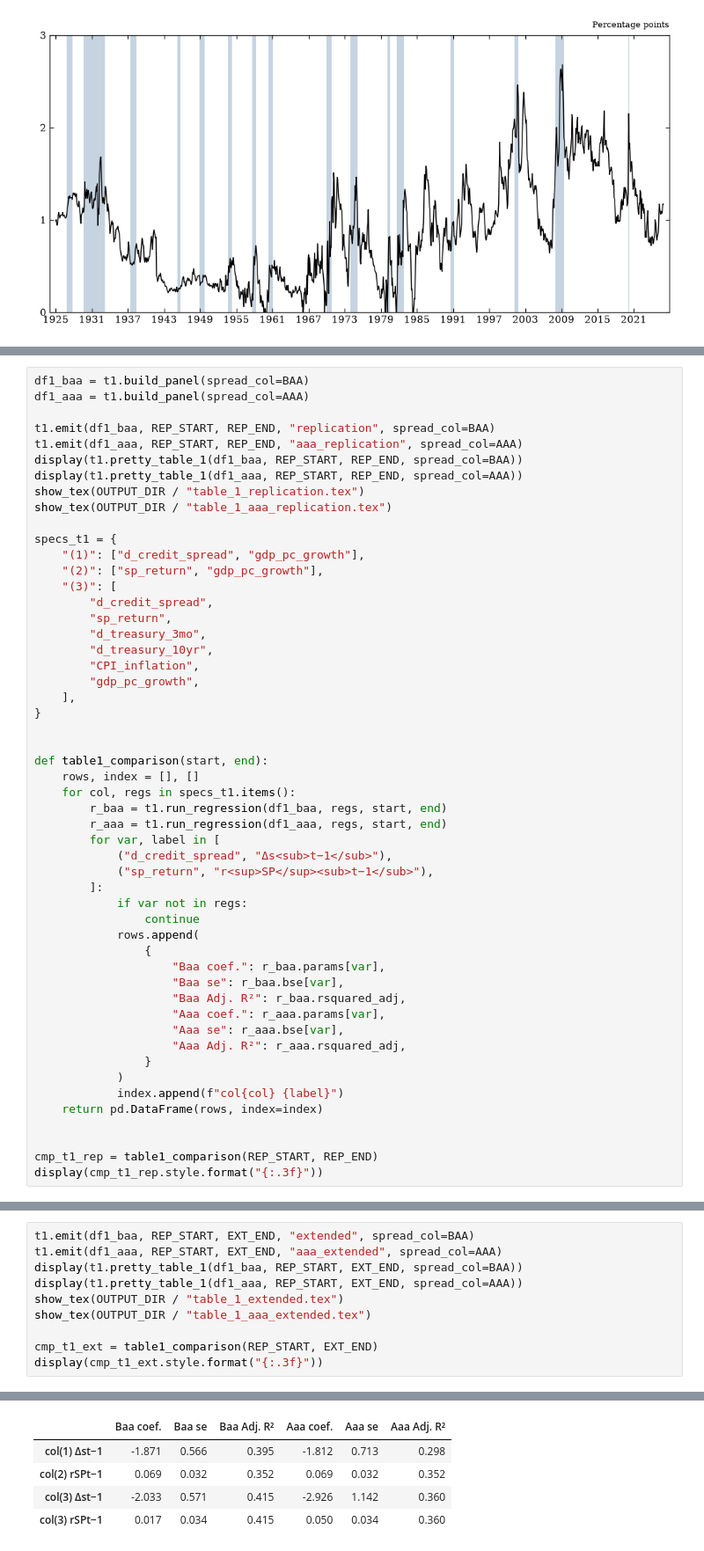
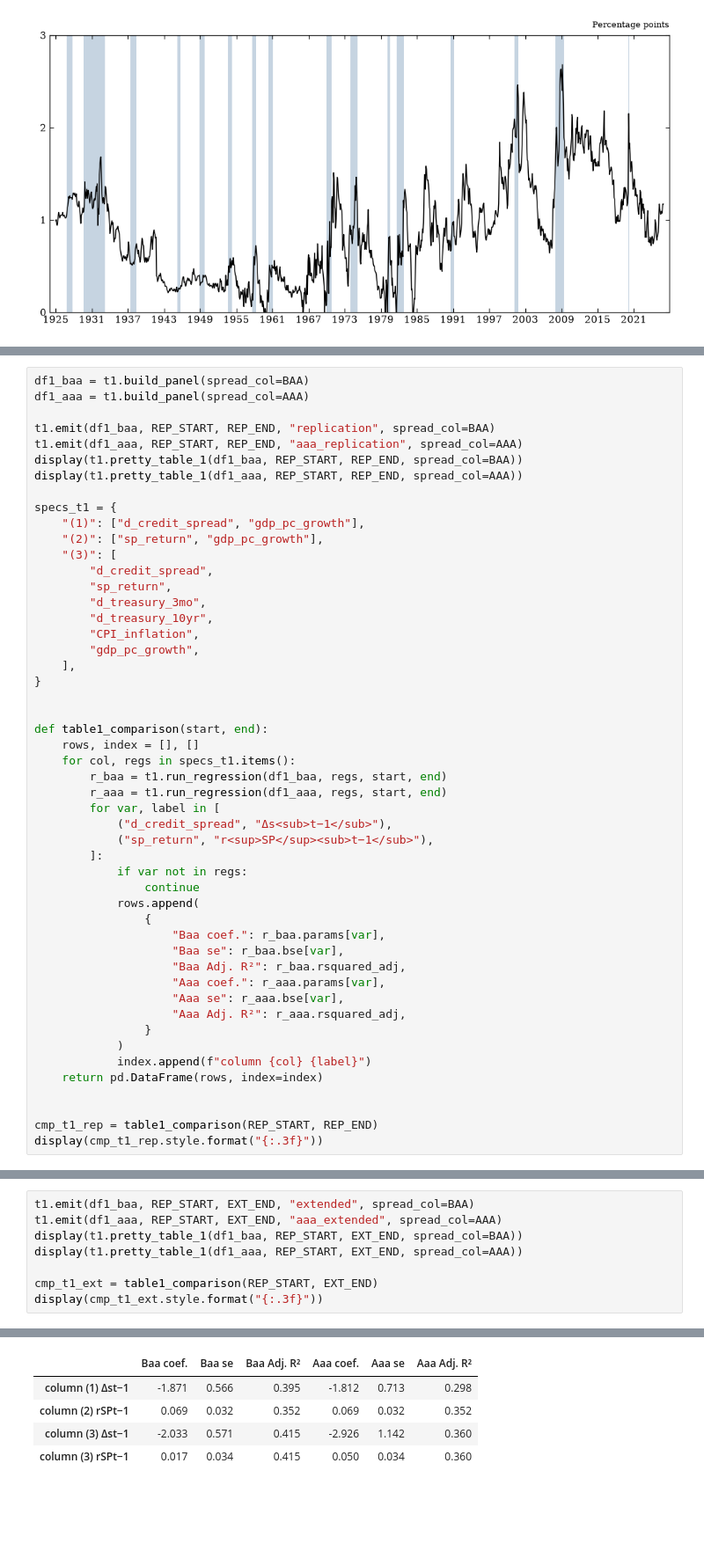
Before and after one commit to fernando-raffo/p03_lopez_salido_stein_zakrajsek_2017, a Jupyter notebook: src/03_extension.ipynb, the cells around one changed output, grey strips where cells are left out. Shown at 88% size. Drawn from its saved outputs; the diff is of its cells as text; blank space fills up the shorter version.

```diff
--- a/src/03_extension.ipynb
+++ b/src/03_extension.ipynb
@@ -208,8 +224,6 @@ t1.emit(df1_baa, REP_START, REP_END, "replication", spread_col=BAA)
 t1.emit(df1_aaa, REP_START, REP_END, "aaa_replication", spread_col=AAA)
 display(t1.pretty_table_1(df1_baa, REP_START, REP_END, spread_col=BAA))
 display(t1.pretty_table_1(df1_aaa, REP_START, REP_END, spread_col=AAA))
-show_tex(OUTPUT_DIR / "table_1_replication.tex")
-show_tex(OUTPUT_DIR / "table_1_aaa_replication.tex")
 
 specs_t1 = {
     "(1)": ["d_credit_spread", "gdp_pc_growth"],
@@ -246,7 +260,7 @@ def table1_comparison(start, end):
                     "Aaa Adj. R²": r_aaa.rsquared_adj,
                 }
             )
-            index.append(f"col{col} {label}")
+            index.append(f"column {col} {label}")
     return pd.DataFrame(rows, index=index)
 
 
@@ -447,8 +376,6 @@ t1.emit(df1_baa, REP_START, EXT_END, "extended", spread_col=BAA)
 t1.emit(df1_aaa, REP_START, EXT_END, "aaa_extended", spread_col=AAA)
 display(t1.pretty_table_1(df1_baa, REP_START, EXT_END, spread_col=BAA))
 display(t1.pretty_table_1(df1_aaa, REP_START, EXT_END, spread_col=AAA))
-show_tex(OUTPUT_DIR / "table_1_extended.tex")
-show_tex(OUTPUT_DIR / "table_1_aaa_extended.tex")
 
 cmp_t1_ext = table1_comparison(REP_START, EXT_END)
 display(cmp_t1_ext.style.format("{:.3f}"))
@@ -560,6 +423,6 @@ $r_t^{SP}$ & --- & 0.283 & 0.206 \\
 |  | Baa coef. | Baa se | Baa Adj. R² | Aaa coef. | Aaa se | Aaa Adj. R² |
-| col(1) Δst−1 | -1.871 | 0.566 | 0.395 | -1.812 | 0.713 | 0.298 |
-| col(2) rSPt−1 | 0.069 | 0.032 | 0.352 | 0.069 | 0.032 | 0.352 |
-| col(3) Δst−1 | -2.033 | 0.571 | 0.415 | -2.926 | 1.142 | 0.360 |
-| col(3) rSPt−1 | 0.017 | 0.034 | 0.415 | 0.050 | 0.034 | 0.360 |
+| column (1) Δst−1 | -1.871 | 0.566 | 0.395 | -1.812 | 0.713 | 0.298 |
+| column (2) rSPt−1 | 0.069 | 0.032 | 0.352 | 0.069 | 0.032 | 0.352 |
+| column (3) Δst−1 | -2.033 | 0.571 | 0.415 | -2.926 | 1.142 | 0.360 |
+| column (3) rSPt−1 | 0.017 | 0.034 | 0.415 | 0.050 | 0.034 | 0.360 |
 # %% [markdown]
```
Also changed, not shown: parts of 21 cells of this notebook, 3 other files.
